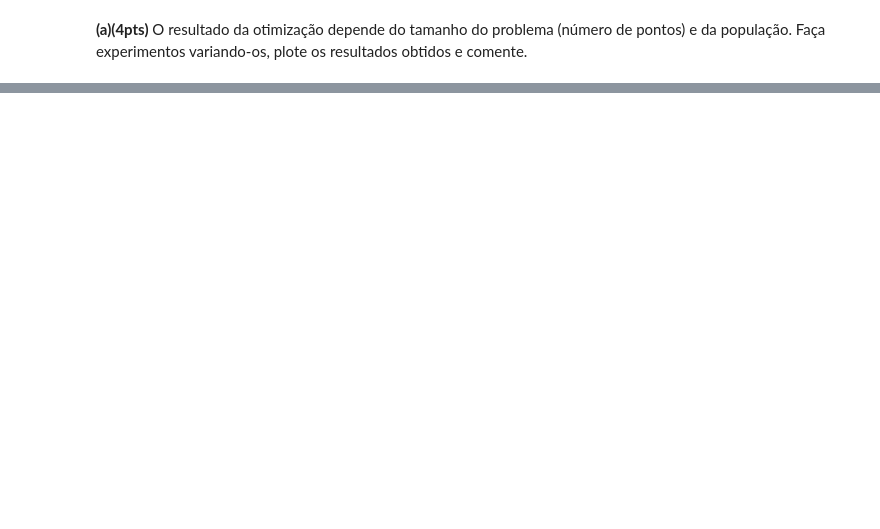
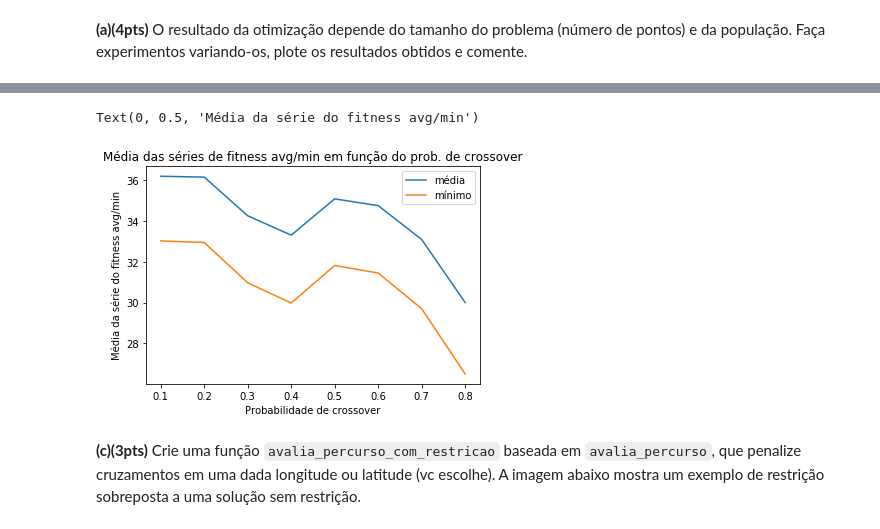
Before and after one commit to dcuoliveira/fgv-computational-intelligence, a Jupyter notebook: Ex3_GeneticAlgo.ipynb, the cells around one changed output, grey strips where cells are left out. Saved outputs shown, nothing was run; the diff lists cells and outputs as text; code cells hidden in the pictures; blank space fills up the shorter version.

```diff
--- a/Ex3_GeneticAlgo.ipynb
+++ b/Ex3_GeneticAlgo.ipynb
@@ -125,0 +200,27 @@ plt.title("Evolução do processo de otimização - TSP para %d localidades" % n
+# %%
+# Variando a prob de crossover
+dict_log_min = {}
+dict_log_avg = {}
+for prob in tqdm(np.arange(0.1, 0.9, 0.1)):
+    pop_loop, log_loop = main_func(N_, n, n_generations, numPontos, cx_prob=prob)
+    dict_log_min[str(prob)] = (log_loop.select('min'))
+    dict_log_avg[str(prob)] = (log_loop.select('avg'))
+log_avg_df = pd.DataFrame.from_dict(dict_log_avg)
+log_min_df = pd.DataFrame.from_dict(dict_log_min)
+# %%
+colnames = [0.1, 0.2, 0.3, 0.4, 0.5, 0.6, 0.7, 0.8]
+log_avg_df.columns = colnames
+log_min_df.columns = colnames
+
+fig, ax = plt.subplots()
+log_avg_df.mean().plot(kind='line', ax=ax)
+log_min_df.mean().plot(kind='line', ax=ax)
+ax.legend(["média", "mínimo"]);
+plt.title('Média das séries de fitness avg/min em função do prob. de crossover')
+plt.xlabel("Probabilidade de crossover")
+plt.ylabel("Média da série do fitness avg/min")
+# %% [output]
+Text(0, 0.5, 'Média da série do fitness avg/min')
+[figure, added]
+# %% [markdown]
+**(c)(3pts)** Crie uma função `avalia_percurso_com_restricao` baseada em `avalia_percurso`, que penalize cruzamentos em uma dada longitude ou latitude (vc escolhe). A imagem abaixo mostra um exemplo de restrição sobreposta a uma solução sem restrição.
```
Also changed, not shown: parts of 12 cells of this notebook.
